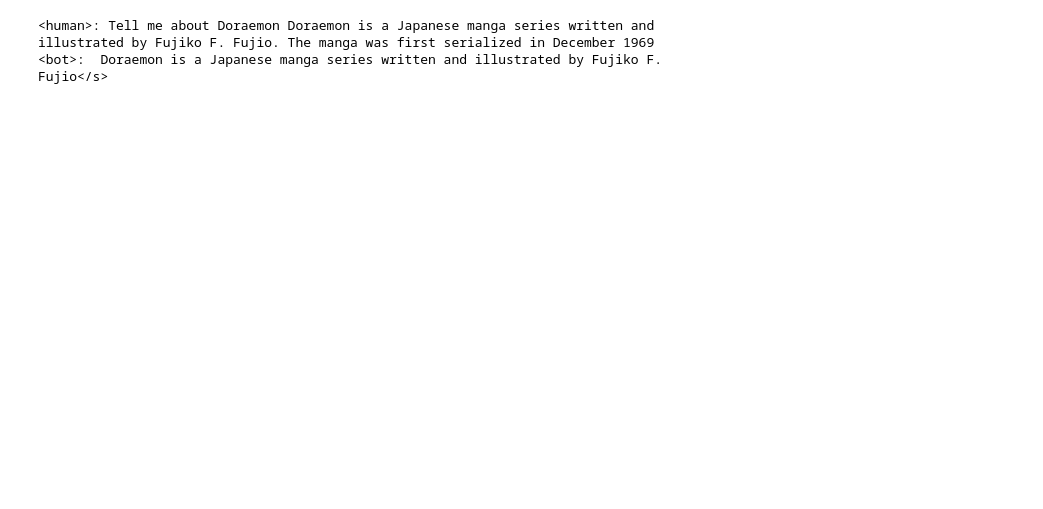
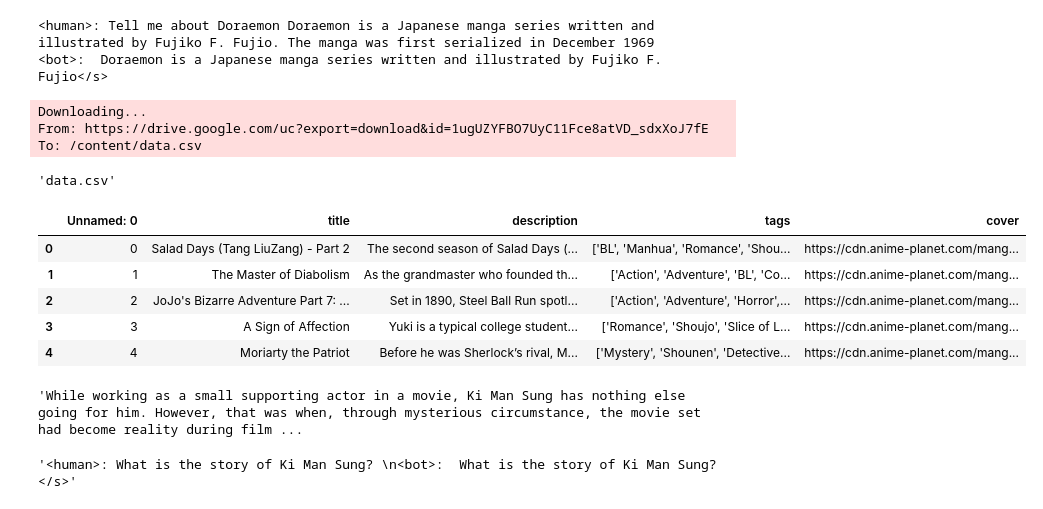
Before and after one commit to ohmreborn/AiBuilder-2023-project, a Jupyter notebook: xglm-564M/generate.ipynb, the cells around one changed output. Drawn from its saved outputs; the diff is of its cells as text; code cells hidden in the pictures; blank space fills up the shorter version.

```diff
--- a/xglm-564M/generate.ipynb
+++ b/xglm-564M/generate.ipynb
@@ -138,3 +142,23 @@ print(response)
 # %% [output]
 <human>: Tell me about Doraemon Doraemon is a Japanese manga series written and illustrated by Fujiko F. Fujio. The manga was first serialized in December 1969
 <bot>:  Doraemon is a Japanese manga series written and illustrated by Fujiko F. Fujio</s>
+# %%
+url = "https://drive.google.com/uc?export=download&id=1ugUZYFBO7UyC11Fce8atVD_sdxXoJ7fE"
+output = 'data.csv'
+gdown.download(url, output, quiet=False)
+# %% [output]
+Downloading...
+From: https://drive.google.com/uc?export=download&id=1ugUZYFBO7UyC11Fce8atVD_sdxXoJ7fE
+To: /content/data.csv
+'data.csv'
+# %%
+import pandas as pd
+df = pd.read_csv('data.csv')
+df.head()
+# %% [output]
+|  | Unnamed: 0 | title | description | tags | cover |
+| 0 | 0 | Salad Days (Tang LiuZang) - Part 2 | The second season of Salad Days (... | ['BL', 'Manhua', 'Romance', 'Shou... | https://cdn.anime-planet.com/mang... |
+| 1 | 1 | The Master of Diabolism | As the grandmaster who founded th... | ['Action', 'Adventure', 'BL', 'Co... | https://cdn.anime-planet.com/mang... |
+| 2 | 2 | JoJo's Bizarre Adventure Part 7: ... | Set in 1890, Steel Ball Run spotl... | ['Action', 'Adventure', 'Horror',... | https://cdn.anime-planet.com/mang... |
+| 3 | 3 | A Sign of Affection | Yuki is a typical college student... | ['Romance', 'Shoujo', 'Slice of L... | https://cdn.anime-planet.com/mang... |
+| 4 | 4 | Moriarty the Patriot | Before he was Sherlock’s rival, M... | ['Mystery', 'Shounen', 'Detective... | https://cdn.anime-planet.com/mang... |
@@ -140,0 +167,8 @@ print(response)
+# %%
+df.iloc[451,2]
+# %% [output]
+'While working as a small supporting actor in a movie, Ki Man Sung has nothing else going for him. However, that was when, through mysterious circumstance, the movie set had become reality during film ...
+# %%
+gen(df.iloc[451,2])
+# %% [output]
+'<human>: What is the story of Ki Man Sung? \n<bot>:  What is the story of Ki Man Sung?</s>'
```
Also changed, not shown: parts of 7 cells of this notebook.
